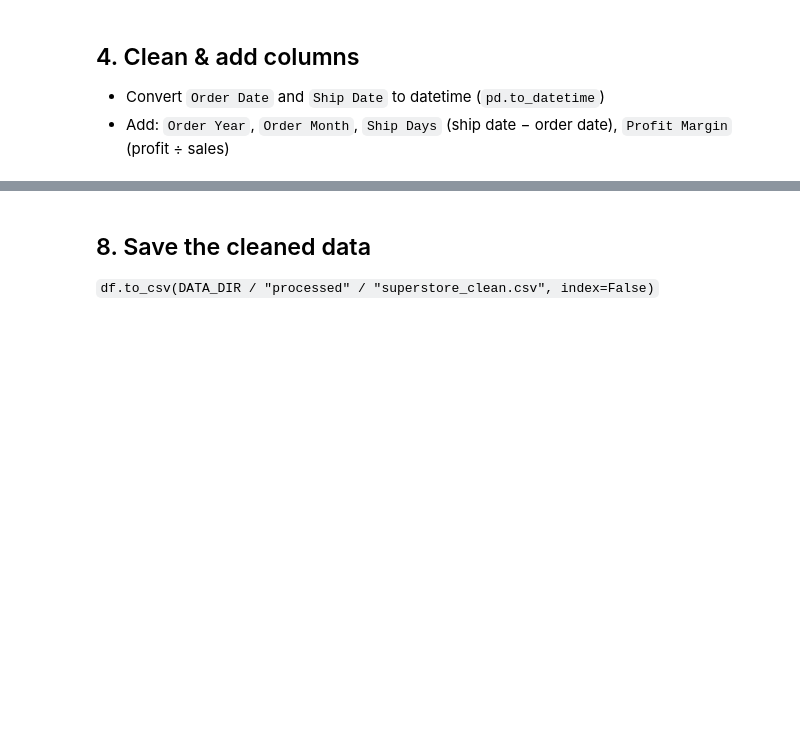
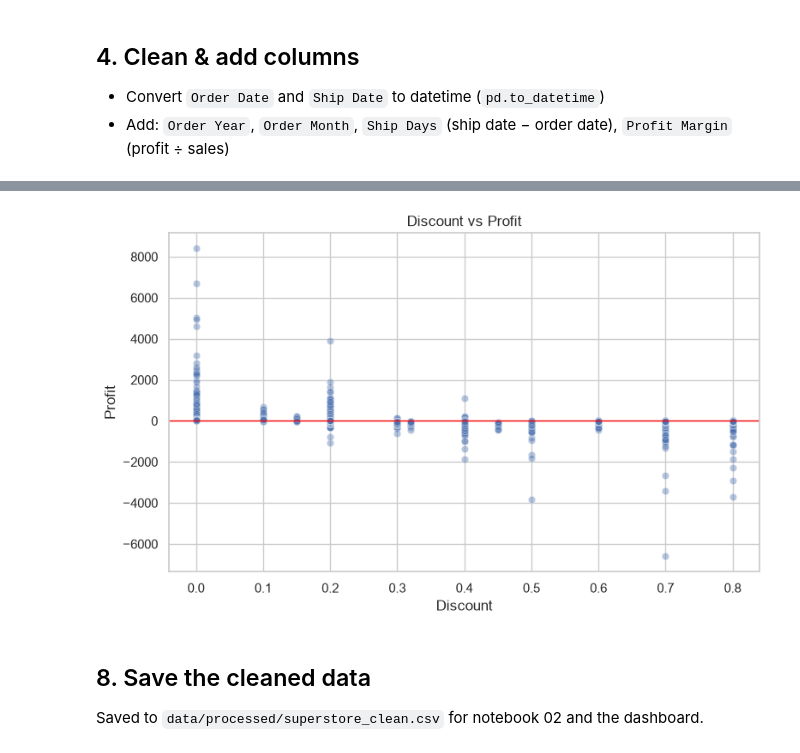
Before and after one commit to IH00711/superstore-sales-analysis, a Jupyter notebook: notebooks/01_cleaning_and_kpis.ipynb, the cells around one changed output, grey strips where cells are left out. Saved outputs shown, nothing was run; the diff lists cells and outputs as text; code cells hidden in the pictures; blank space fills up the shorter version.

```diff
--- a/notebooks/01_cleaning_and_kpis.ipynb
+++ b/notebooks/01_cleaning_and_kpis.ipynb
@@ -70,4 +185,14 @@ Save the good ones to `../reports/figures/` with `plt.savefig(...)`.
+# %%
+plt.figure(figsize=(8, 5))
+sns.scatterplot(data=df, x="Discount", y="Profit", alpha=0.4)
+plt.axhline(0, color="red", linewidth=1)
+plt.title("Discount vs Profit")
+plt.tight_layout()
+plt.savefig("../reports/figures/discount_vs_profit.png", dpi=150)
+plt.show()
+# %% [output]
+[figure, added]
 # %% [markdown]
 ## 8. Save the cleaned data
 
-`df.to_csv(DATA_DIR / "processed" / "superstore_clean.csv", index=False)`
+Saved to `data/processed/superstore_clean.csv` for notebook 02 and the dashboard.
```
Also changed, not shown: parts of 17 cells of this notebook, 14 other files.
